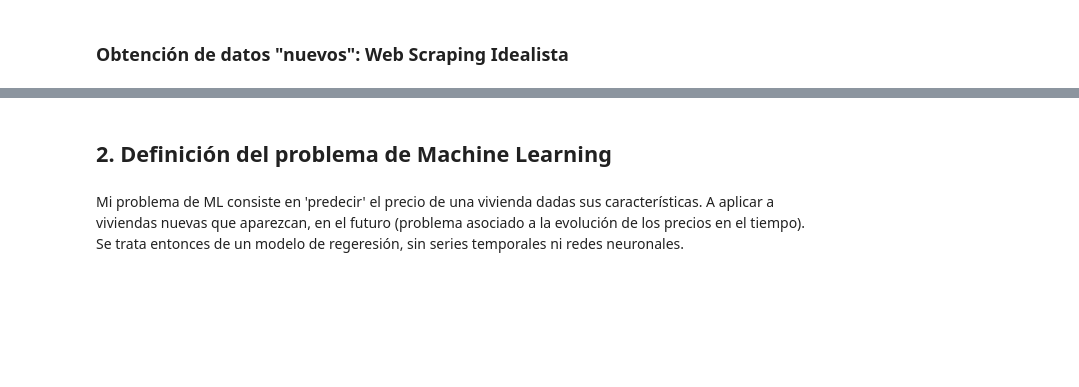
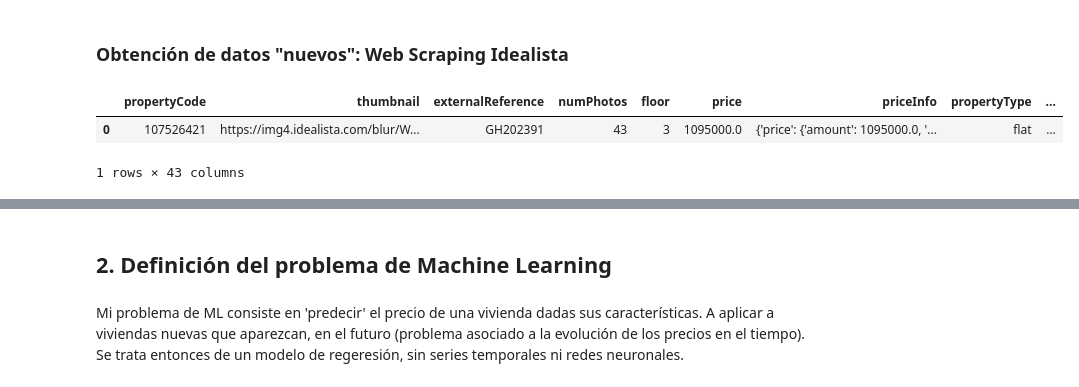
Before and after one commit to angelgvill/DS_ML_Machine_Learning_viviendaMadrid, a Jupyter notebook: notebooks/00_Primeros_pasos.ipynb, the cells around one changed output, grey strips where cells are left out. Saved outputs shown, nothing was run; the diff lists cells and outputs as text; code cells hidden in the pictures; blank space fills up the shorter version.

```diff
--- a/notebooks/00_Primeros_pasos.ipynb
+++ b/notebooks/00_Primeros_pasos.ipynb
@@ -72,2 +49,9 @@ memory usage: 93.1+ KB
 # %% [markdown]
 ### Obtención de datos "nuevos": Web Scraping Idealista
+# %%
+viv_Mad = pd.read_csv('../data/raw/idealista_Madrid-Ciudad(Centro)_2025-03-10.csv')
+viv_Mad.head(1)
+# %% [output]
+|  | propertyCode | thumbnail | externalReference | numPhotos | floor | price | priceInfo | propertyType | ... |
+| 0 | 107526421 | https://img4.idealista.com/blur/W... | GH202391 | 43 | 3 | 1095000.0 | {'price': {'amount': 1095000.0, '... | flat | ... |
+1 rows × 43 columns
```
Also changed, not shown: parts of 3 cells of this notebook, 3 other files.
